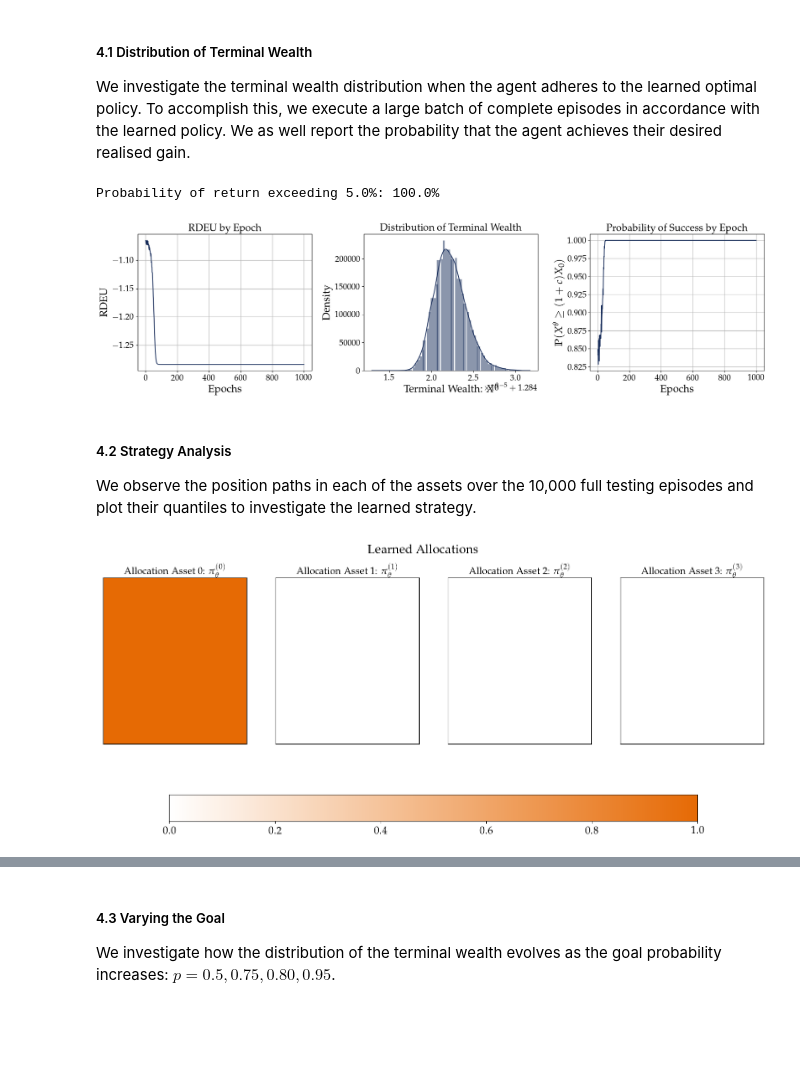
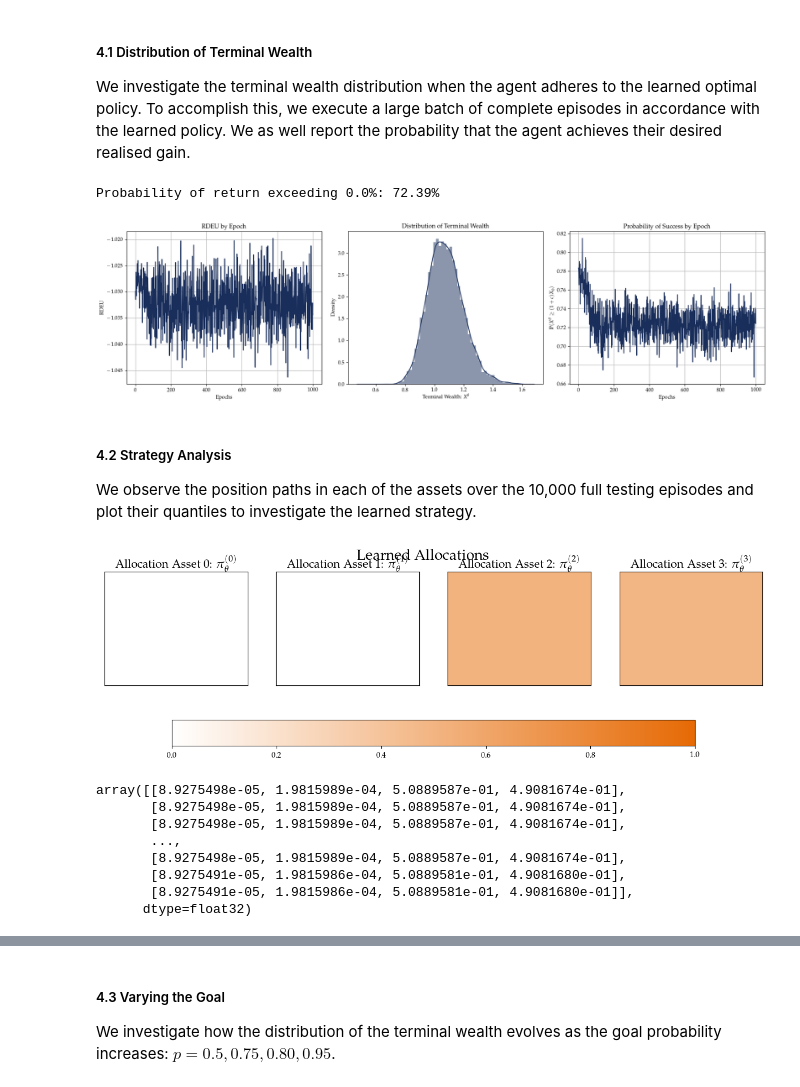
Before and after one commit to Mathewcater/Risk-Aware-Goal-Based-Investing, a Jupyter notebook: examples.ipynb, the cells around one changed output, grey strips where cells are left out. Drawn from its saved outputs; the diff is of its cells as text; code cells hidden in the pictures; blank space fills up the shorter version.

```diff
--- a/examples.ipynb
+++ b/examples.ipynb
@@ -49,11 +49,11 @@ env_params = {'num_assets': num_assets, # number of total assets in market (risk
                                          [0.2, 1.0, 0.2],
                                          [0.2, 0.2, 1.0]]),
                 'interest_rate': 0.025, # interest rate of risk-free asset
-                'goal_prob': 0.75, # confidence level of meeting returns requirement
-                'returns_req': 0.05, # returns requirement for goal
-                'alpha': 0.1,
+                'goal_prob': 0.0, # confidence level of meeting returns requirement
+                'returns_req': 0.0, # returns requirement for goal
+                'alpha': 0.80,
                 'beta': 0.9,
-                'q': 0.75,
+                'q': 1.0,
                 'phi': 0.0, # transaction costs
                 'T': 1.0, # trading horizon
                 'Ndt': 1, # number of periods
@@ -174,8 +174,8 @@ c = env_params["returns_req"]
 print(f'Probability of return exceeding {100*c}%: {str(round(float(100*agent.return_prob), 3))}%')
 fig.tight_layout()
 # %% [output]
-Probability of return exceeding 5.0%: 100.0%
+Probability of return exceeding 0.0%: 72.39%
-[figure, old version]
+[figure, new version]
 # %% [markdown]
 ##### 4.2 Strategy Analysis
 
@@ -188,7 +188,7 @@ if env_params['Ndt'] == 1:
     # figure parameters
     nrows = 1
     ncols = num_assets
-    fig, axes = plt.subplots(nrows, ncols, sharey='all', sharex='all', figsize=(18,7))
+    fig, axes = plt.subplots(nrows, ncols, sharey='all', sharex='all', figsize=(15,7))
     grid = plt.GridSpec(nrows, ncols)
     labels = [r'$\pi_{\theta}^{(0)}$', r'$\pi_{\theta}^{(1)}$', r'$\pi_{\theta}^{(2)}$', r'$\pi_{\theta}^{(3)}$']
 
@@ -199,31 +199,42 @@ if env_params['Ndt'] == 1:
                                 aspect='auto',
                                 vmin=np.array(0.0),
                                 vmax=np.array(1.0)
                                 )
         axes[idx_asset].set_xticks([])
         axes[idx_asset].set_yticks([])
         axes[idx_asset].set_title(f'Allocation Asset {idx_asset}: {labels[idx_asset]}', fontsize=15)
 
     fig.colorbar(temp, orientation='horizontal', ax=axes, shrink=0.8, pad=0.2)
     fig.suptitle('Learned Allocations', fontsize=19)
 
 else:
 
     fig, axs = plt.subplots(1, env_params["num_assets"], figsize=(18,5), sharey=True)
     position_hist = agent.position_hist.detach().squeeze()
     periods = T.arange(env_params["Ndt"])
     # quantile
     q = 0.5
 
     #labels
     labels = [r'$\pi_{\theta}^{(0)}$', r'$\pi_{\theta}^{(1)}$', r'$\pi_{\theta}^{(2)}$', r'$\pi_{\theta}^{(3)}$']
 
     for j in range(env.params["num_assets"]):
         axs[j].plot(np.quantile(position_hist[:,:,j], axis=0, q=q), color=colors[0], label=f'q={q}') # plot quantile
         axs[j].plot(position_hist[0,:,j], alpha=0.5, color=colors[0]) # plot position paths beneath
         axs[j].set(title=f'Allocations \& Quantile: Asset {j}', xlabel='Period', ylabel=labels[j])
         axs[j].legend()
 
     fig.tight_layout()
 # %% [output]
-[figure, old version]
+[figure, new version]
+# %%
+position_hist
+# %% [output]
+array([[8.9275498e-05, 1.9815989e-04, 5.0889587e-01, 4.9081674e-01],
+       [8.9275498e-05, 1.9815989e-04, 5.0889587e-01, 4.9081674e-01],
+       [8.9275498e-05, 1.9815989e-04, 5.0889587e-01, 4.9081674e-01],
+       ...,
+       [8.9275498e-05, 1.9815989e-04, 5.0889587e-01, 4.9081674e-01],
+       [8.9275491e-05, 1.9815986e-04, 5.0889581e-01, 4.9081680e-01],
+       [8.9275491e-05, 1.9815986e-04, 5.0889581e-01, 4.9081680e-01]],
+      dtype=float32)
```
Also changed, not shown: parts of 3 cells of this notebook, 1 other file.
